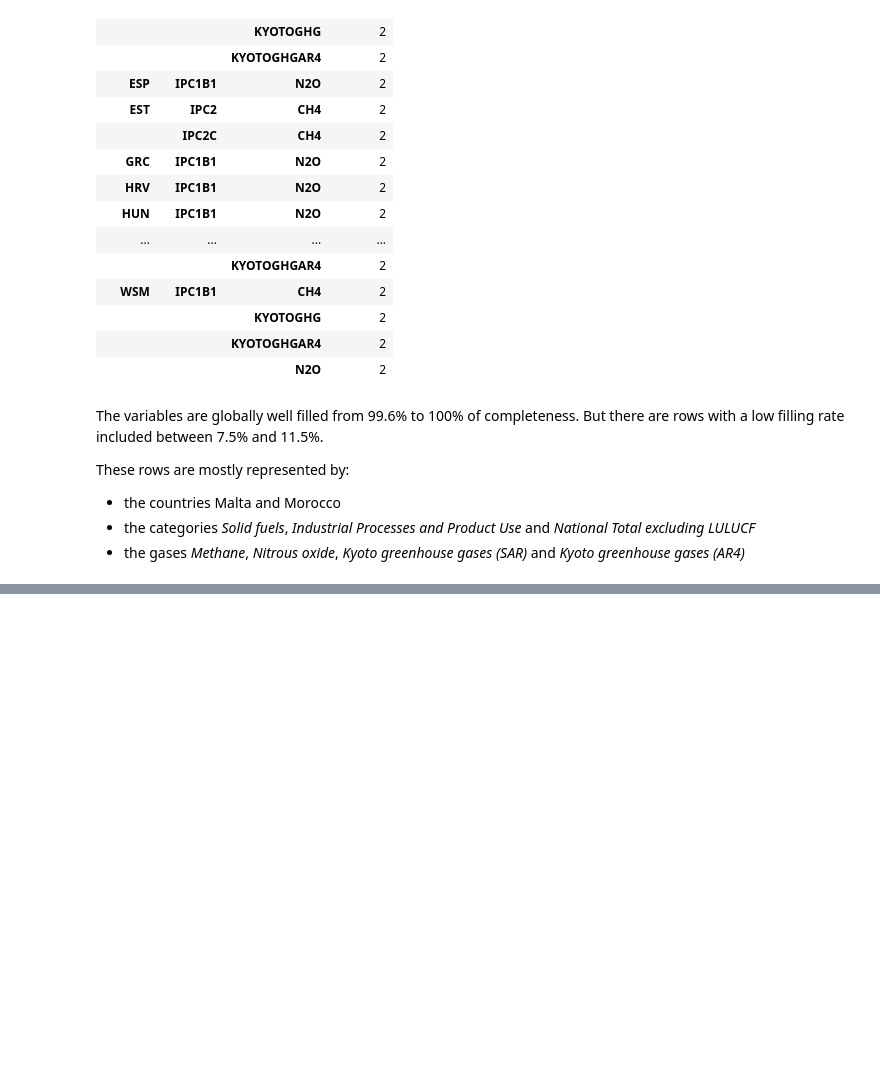
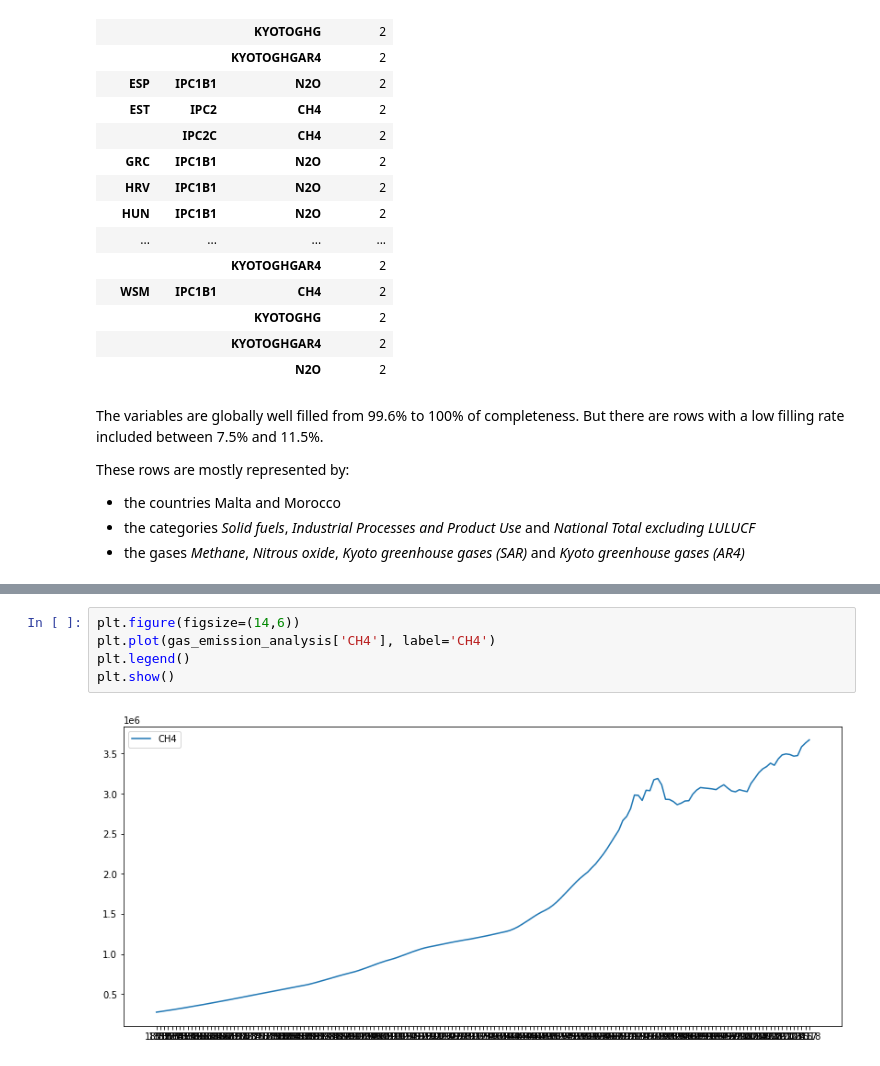
Before and after one commit to OpenGeoScales/ogs-data-exploration, a Jupyter notebook: notebooks/ghg-emissions/primap-hist/primap-hist-exploration.ipynb, the cells around one changed output, grey strips where cells are left out. Drawn from its saved outputs; the diff is of its cells as text; blank space fills up the shorter version.

```diff
--- a/notebooks/ghg-emissions/primap-hist/primap-hist-exploration.ipynb
+++ b/notebooks/ghg-emissions/primap-hist/primap-hist-exploration.ipynb
@@ -384,0 +488,7 @@ These rows are mostly represented by:
+# %%
+plt.figure(figsize=(14,6))
+plt.plot(gas_emission_analysis['CH4'], label='CH4')
+plt.legend()
+plt.show()
+# %% [output]
+[figure, added]
```
Also changed, not shown: parts of 24 cells of this notebook.
